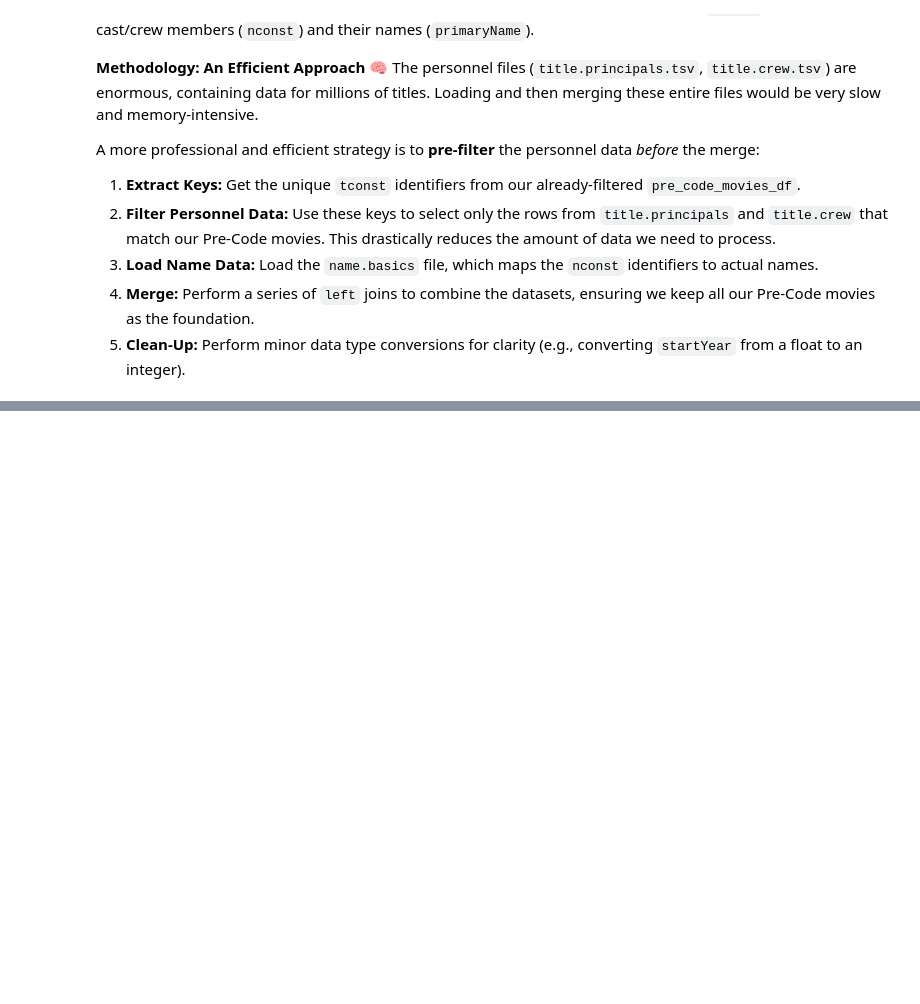
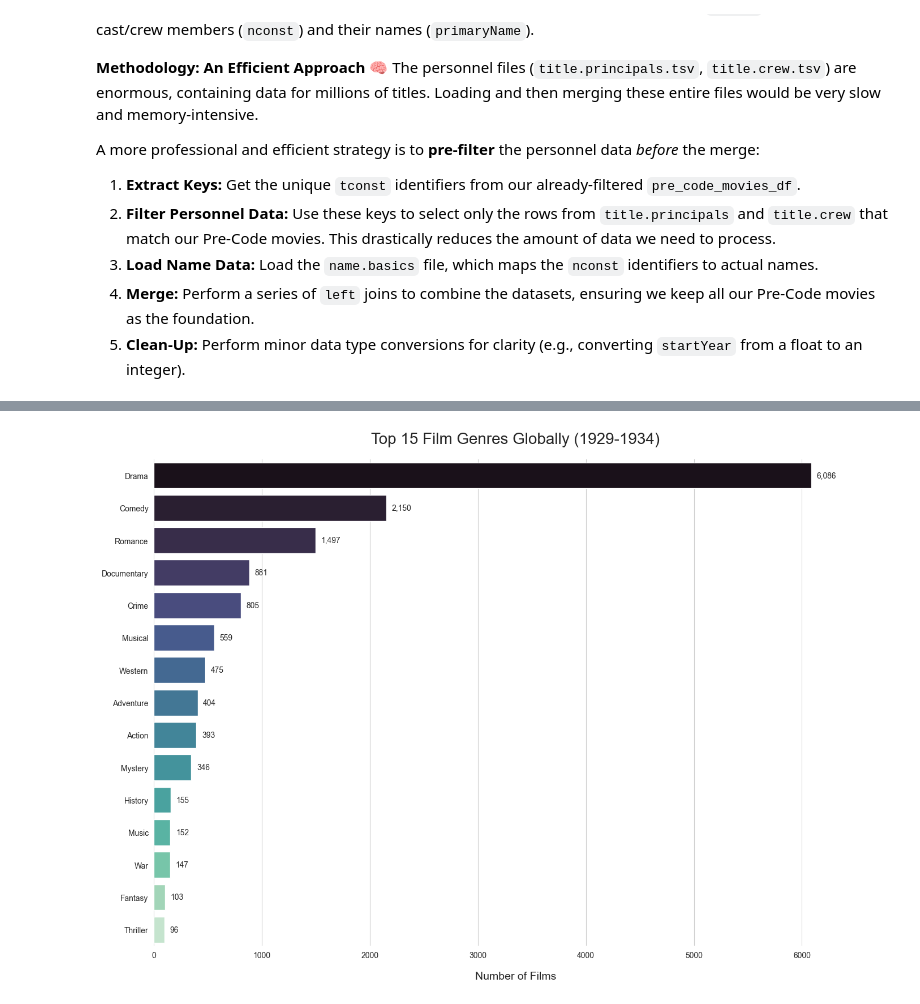
Before and after one commit to louiseluli/pre_code_hollywood_analysis, a Jupyter notebook: notebooks/01_Pre-Code_Data_Loading_and_Filtering.ipynb, the cells around one changed output, grey strips where cells are left out. Cells and saved outputs as stored; diff of their text form; code cells hidden in the pictures; blank space fills up the shorter version.

```diff
--- a/notebooks/01_Pre-Code_Data_Loading_and_Filtering.ipynb
+++ b/notebooks/01_Pre-Code_Data_Loading_and_Filtering.ipynb
@@ -167,0 +209,74 @@ Loading personnel datasets...
+# %%
+import matplotlib.pyplot as plt
+import seaborn as sns
+
+# --- 1. Analysis: Most Prolific Directors ---
+directors_df = final_df[final_df['category'] == 'director']
+top_directors = directors_df['primaryName'].value_counts().head(10)
+print("--- Top 10 Most Prolific Directors (Global, 1929-1934) ---")
+print(top_directors)
+print("-" * 50)
+
+# --- 2. Analysis: Most Prolific Actors & Actresses ---
+actors_df = final_df[final_df['category'].isin(['actor', 'actress'])]
+top_actors = actors_df['primaryName'].value_counts().head(15)
+print("--- Top 15 Most Prolific Actors/Actresses (Global, 1929-1934) ---")
+print(top_actors)
+print("-" * 50)
+
+# --- 3. Analysis: Most Common Genres ---
+genres_df = final_df.dropna(subset=['genres'])
+unique_movie_genres = genres_df.drop_duplicates(subset=['tconst'])[['tconst', 'genres']]
+genres_exploded = unique_movie_genres.assign(genre=unique_movie_genres['genres'].str.split(',')).explode('genre')
+top_genres = genres_exploded['genre'].value_counts().head(15)
+print("\n--- Top 15 Most Common Genres (Global, 1929-1934) ---")
+print(top_genres)
+
+
+# --- 4. Professional Visualization: Top Genres ---
+
+# Use the object-oriented approach (fig, ax) for more control over the plot
+fig, ax = plt.subplots(figsize=(14, 10))
+
+# Create the barplot on the specified axes (ax)
+# FIX: Assign 'y' to 'hue' to map colors to genres and set dodge=False.
+# This resolves the FutureWarning and ensures bars are not shifted.
+sns.barplot(
+    x=top_genres.values,
+    y=top_genres.index,
+    hue=top_genres.index, # Assigning hue to fix warning
+    palette="mako",      # Using a new, professional color palette
+    dodge=False,         # Prevent bars from shifting
+    ax=ax
+)
+
+# Add data labels to each bar for clarity
+for bar in ax.patches:
+    # Get the bar's width (the value) and position
+    width = bar.get_width()
+    # Position the text label slightly after the bar
+    ax.text(
+        width + 50, # Add a small offset from the bar end
+        bar.get_y() + bar.get_height() / 2,
+        f'{int(width):,}', # Format number with a comma for thousands
+        va='center', # Vertically align text to the center of the bar
+        ha='left'    # Horizontally align text to the left
+    )
+
+# --- Refine Aesthetics ---
+ax.set_title('Top 15 Film Genres Globally (1929-1934)', fontsize=20, pad=20)
+ax.set_xlabel('Number of Films', fontsize=14, labelpad=15)
+ax.set_ylabel('') # The y-axis labels are self-explanatory, so we remove the "Genre" title
+
+# Remove the legend, as it's redundant when each bar is a unique category
+
+# Set a higher limit for the x-axis to make space for the labels on the longest bar
+ax.set_xlim(0, top_genres.max() * 1.1)
+
+# Remove the top and right spines for a cleaner look
+sns.despine(left=True, bottom=True)
+
+# Ensure the layout is tight and all elements are visible
+plt.tight_layout()
+plt.show()
+# %% [output]
@@ -167,0 +300 @@ Loading personnel datasets...
+[figure, added]
```
Also changed, not shown: parts of 9 cells of this notebook.
